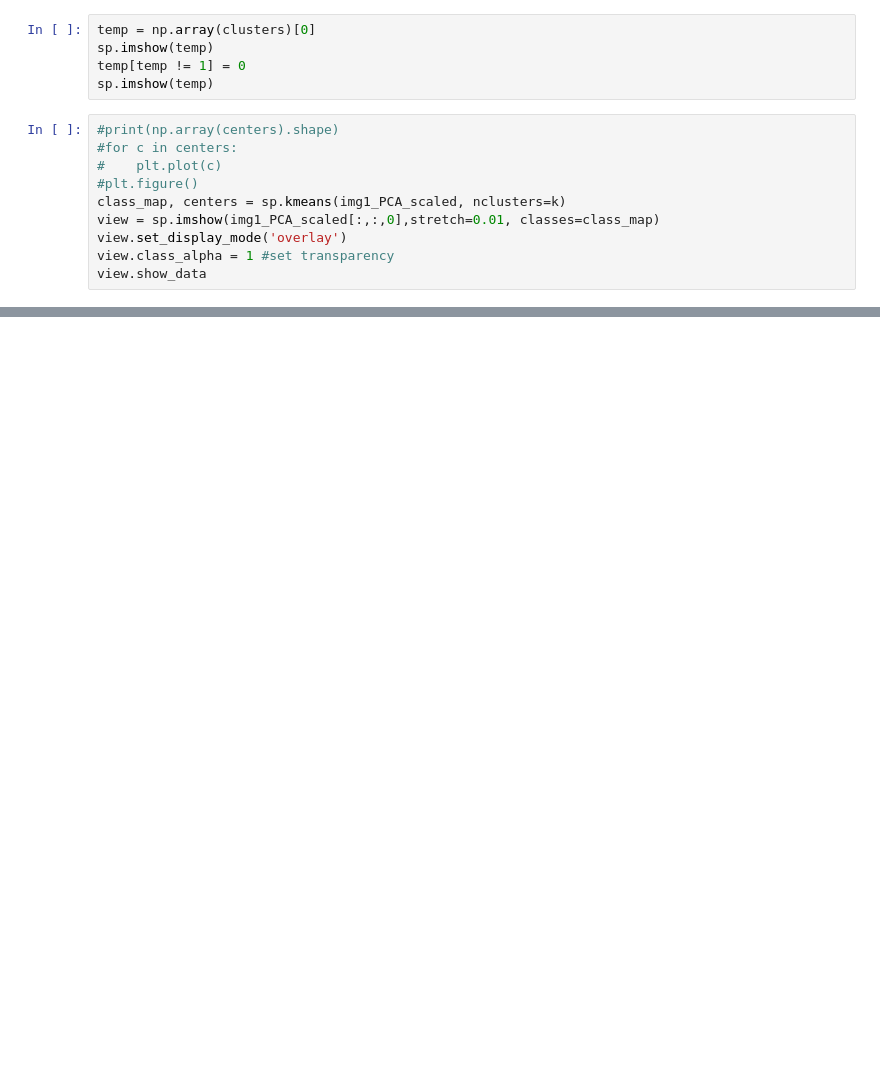
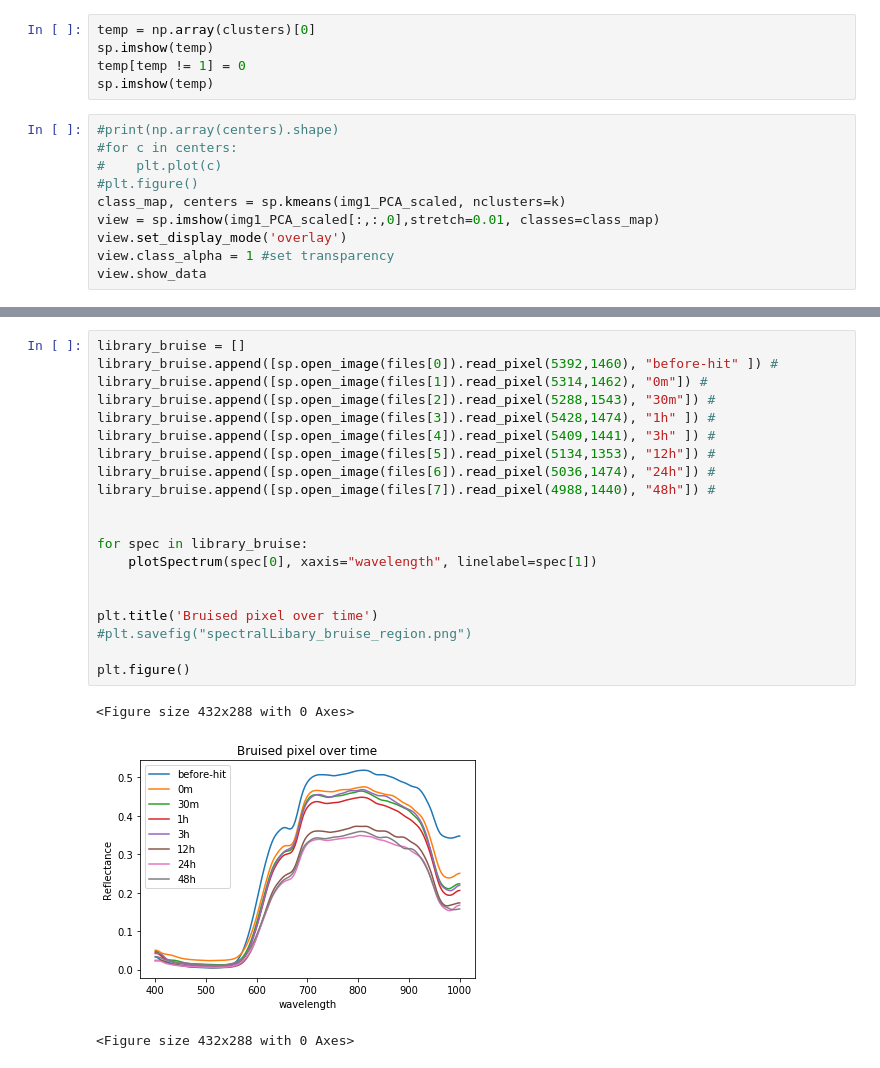
Before and after one commit to Kohmann/potato-classification, a Jupyter notebook: strawberry.ipynb, the cells around one changed output, grey strips where cells are left out. Saved outputs shown, nothing was run; the diff lists cells and outputs as text; blank space fills up the shorter version.

```diff
--- a/strawberry.ipynb
+++ b/strawberry.ipynb
@@ -93,0 +126,24 @@ plt.figure()
+# %%
+library_bruise = []
+library_bruise.append([sp.open_image(files[0]).read_pixel(5392,1460), "before-hit" ]) #
+library_bruise.append([sp.open_image(files[1]).read_pixel(5314,1462), "0m"]) #
+library_bruise.append([sp.open_image(files[2]).read_pixel(5288,1543), "30m"]) #
+library_bruise.append([sp.open_image(files[3]).read_pixel(5428,1474), "1h" ]) #
+library_bruise.append([sp.open_image(files[4]).read_pixel(5409,1441), "3h" ]) #
+library_bruise.append([sp.open_image(files[5]).read_pixel(5134,1353), "12h"]) #
+library_bruise.append([sp.open_image(files[6]).read_pixel(5036,1474), "24h"]) #
+library_bruise.append([sp.open_image(files[7]).read_pixel(4988,1440), "48h"]) #
+
+
+for spec in library_bruise:
+    plotSpectrum(spec[0], xaxis="wavelength", linelabel=spec[1])
+
+
+plt.title('Bruised pixel over time')
+#plt.savefig("spectralLibary_bruise_region.png")
+
+plt.figure()
+# %% [output]
+<Figure size 432x288 with 0 Axes>
+[figure, added]
+<Figure size 432x288 with 0 Axes>
```
Also changed, not shown: parts of 5 cells of this notebook, 2 other files.
